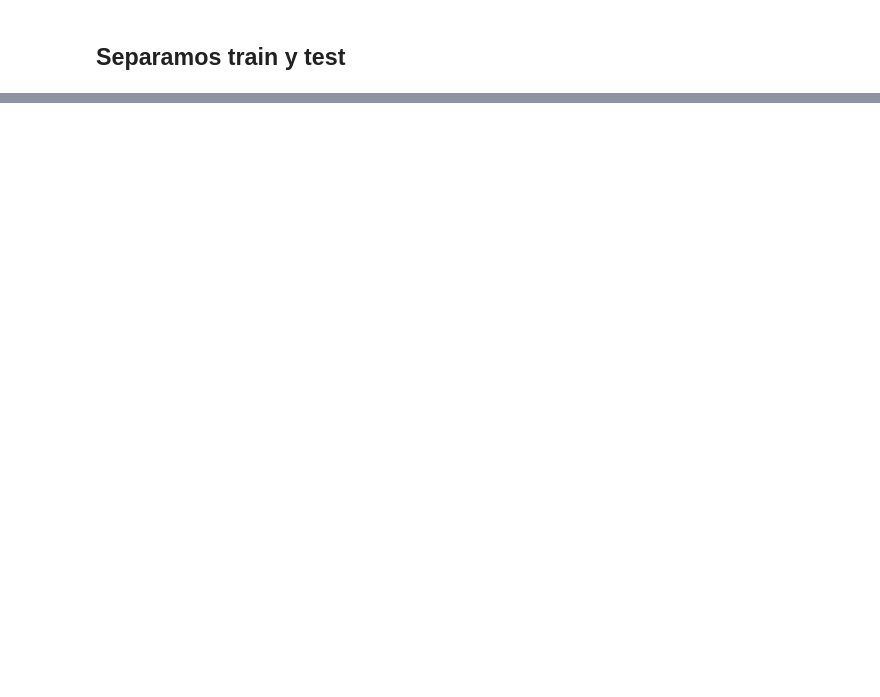
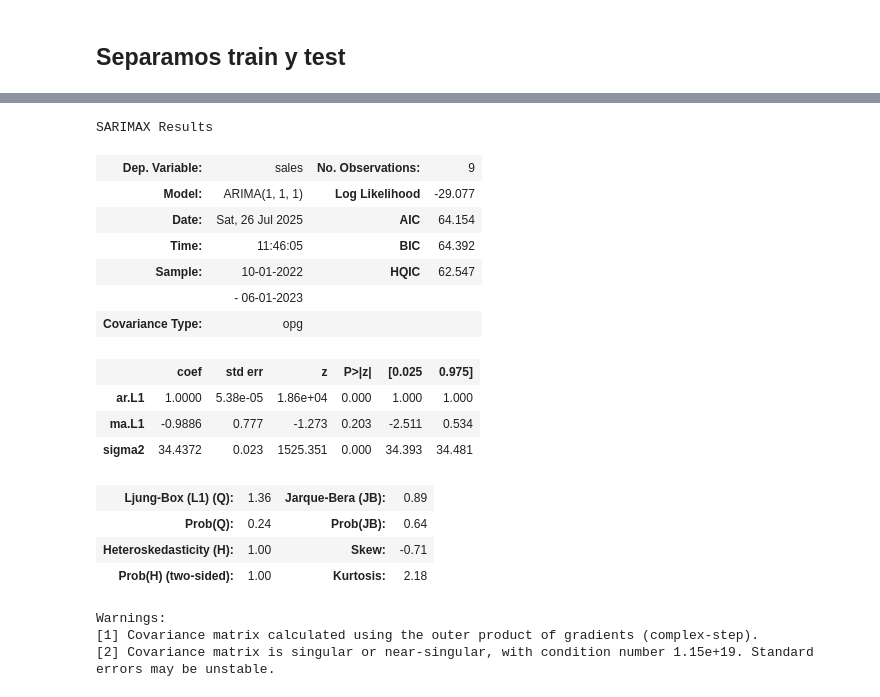
Before and after one commit to 4GeeksAcademy/najuvgz-intro-ml, a Jupyter notebook: src/10-time-series-forecasting.ipynb, the cells around one changed output, grey strips where cells are left out. Saved outputs shown, nothing was run; the diff lists cells and outputs as text; code cells hidden in the pictures; blank space fills up the shorter version.

```diff
--- a/src/10-time-series-forecasting.ipynb
+++ b/src/10-time-series-forecasting.ipynb
@@ -103,0 +109,24 @@ IndexError: index 0 is out of bounds for axis 0 with size 0
+# %%
+model = ARIMA(train['sales'], order=(1, 1, 1))
+model_fit = model.fit()
+model_fit.summary()
+# %% [output]
+SARIMAX Results
+| Dep. Variable: | sales | No. Observations: | 9 |
+| Model: | ARIMA(1, 1, 1) | Log Likelihood | -29.077 |
+| Date: | Sat, 26 Jul 2025 | AIC | 64.154 |
+| Time: | 11:46:05 | BIC | 64.392 |
+| Sample: | 10-01-2022 | HQIC | 62.547 |
+|  | - 06-01-2023 |  |  |
+| Covariance Type: | opg |  |  |
+|  | coef | std err | z | P>|z| | [0.025 | 0.975] |
+| ar.L1 | 1.0000 | 5.38e-05 | 1.86e+04 | 0.000 | 1.000 | 1.000 |
+| ma.L1 | -0.9886 | 0.777 | -1.273 | 0.203 | -2.511 | 0.534 |
+| sigma2 | 34.4372 | 0.023 | 1525.351 | 0.000 | 34.393 | 34.481 |
+| Ljung-Box (L1) (Q): | 1.36 | Jarque-Bera (JB): | 0.89 |
+| Prob(Q): | 0.24 | Prob(JB): | 0.64 |
+| Heteroskedasticity (H): | 1.00 | Skew: | -0.71 |
+| Prob(H) (two-sided): | 1.00 | Kurtosis: | 2.18 |
+Warnings:
+[1] Covariance matrix calculated using the outer product of gradients (complex-step).
+[2] Covariance matrix is singular or near-singular, with condition number 1.15e+19. Standard errors may be unstable.
```
Also changed, not shown: parts of 20 cells of this notebook, 1 other file.
